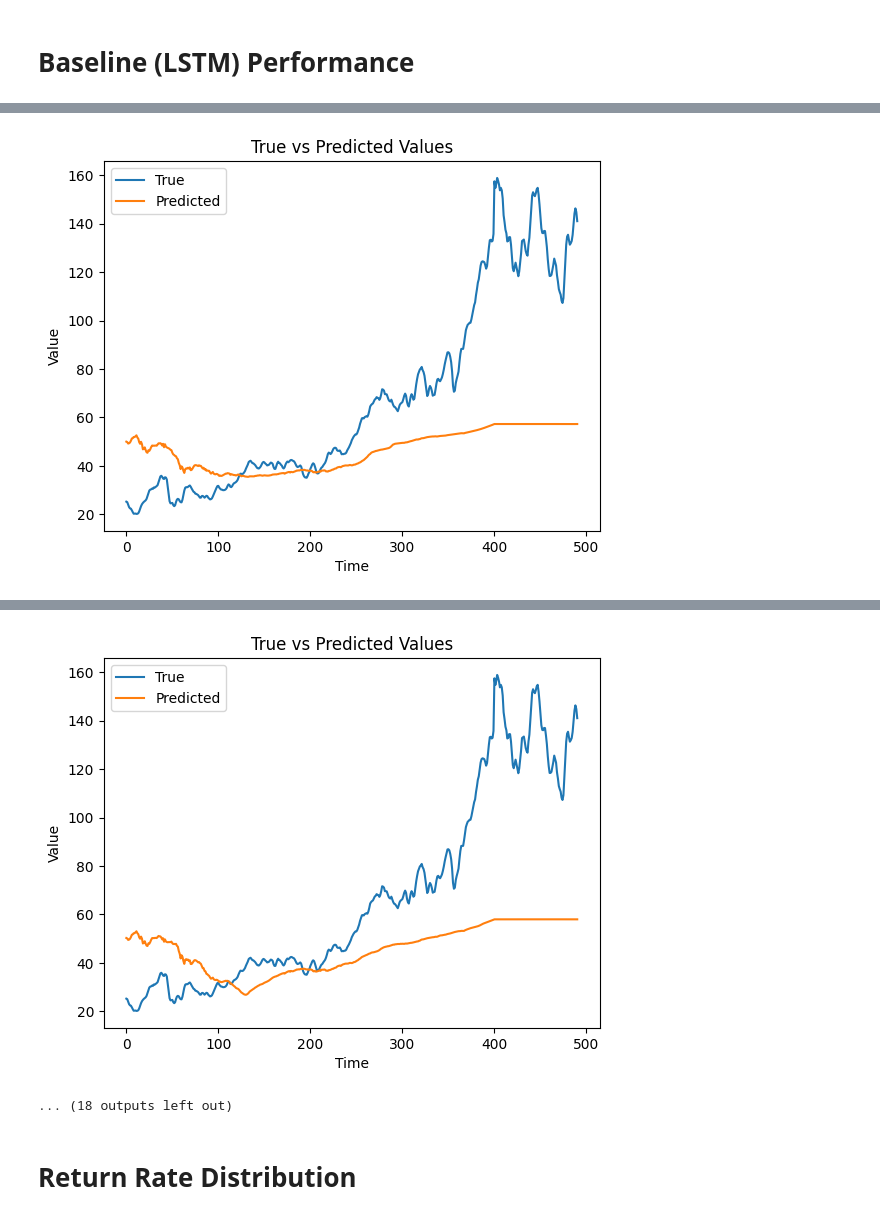
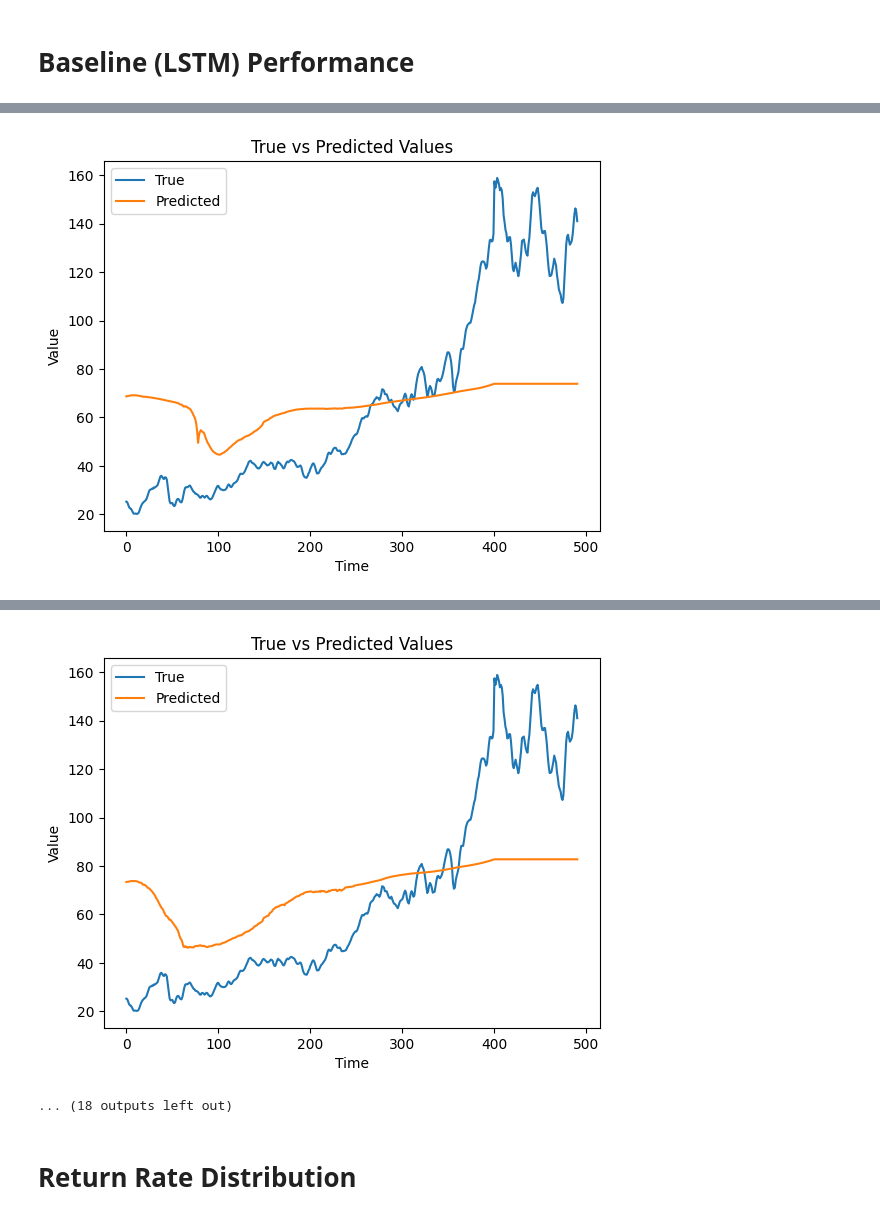
Before and after one commit to daniel620/Trustworthy-GNN-for-Financial-Time-Series, a Jupyter notebook: train.ipynb, the cells around one changed output, grey strips where cells are left out. Cells and saved outputs as stored; diff of their text form; code cells hidden in the pictures.

Commit message:
lstm baseline

```diff
--- a/train.ipynb
+++ b/train.ipynb
@@ -223,18 +223,19 @@ class LSTMModel(nn.Module):
     def __init__(self, input_size, hidden_size, output_size):
         super(LSTMModel, self).__init__()
         self.hidden_size = hidden_size
-        self.lstm = nn.LSTM(input_size, hidden_size, batch_first=True)
+        self.lstm1 = nn.LSTM(input_size, hidden_size, batch_first=True)
+        self.lstm2 = nn.LSTM(hidden_size, hidden_size, batch_first=True)
         self.fc = nn.Linear(hidden_size, output_size)
 
-    def forward(self, input):
-        batch_size = input.size(0)
-        lstm_out, hidden = self.lstm(input)
-        output = self.fc(lstm_out)
+    def forward(self, x):
+        x, hidden1 = self.lstm1(x)
+        x, hidden2 = self.lstm2(x)
+        output = self.fc(x)
         return output
 # %%
 torch.manual_seed(2024)
 
-devce = torch.device("mps") if torch.backends.mps.is_available() else torch.device("cpu")
+devce = torch.device("cuda") if torch.cuda.is_available() else torch.device("cpu")
 
 model_baseline = LSTMModel(input_size=1, hidden_size=100, output_size=1).to(devce)
 criterion = nn.MSELoss()
@@ -247,11 +248,13 @@ for epoch in range(15):
     for i, (x, y)in enumerate(train_loader):
         x, y = x.to(devce), y.to(devce)
         bsz, num_nodes, seq_len = x.shape
-        x = x[:,0,:].unsqueeze(-1)
-        y = y[:,0,:]
+        # _x = x[:,0,:].unsqueeze(-1)
+        # _y = y[:,0,:]
+        _x = x.reshape(-1, seq_len, 1)
+        _y = y.reshape(-1, horizon)
         optimizer.zero_grad()
-        y_mean = torch.mean(y, dim=1)
-        y_pred = model_baseline(x)[-1]
+        y_mean = torch.mean(_y, dim=1)
+        y_pred = model_baseline(_x)[-1]
         loss = criterion(y_pred, y_mean)
         loss.backward()
         optimizer.step()
@@ -264,10 +267,12 @@ for epoch in range(15):
     for x, y in test_loader:
         x, y = x.to(devce), y.to(devce)
         bsz, num_nodes, seq_len = x.shape
-        x = x[:,0,:].unsqueeze(-1)
-        y = y[:,0,:]
-        y_mean = torch.mean(y, dim=1)
-        y_pred = model_baseline(x)[-1]
+        # x = x[:,0,:].unsqueeze(-1)
+        # y = y[:,0,:]
+        _x = x.reshape(-1, seq_len, 1)
+        _y = y.reshape(-1, horizon)
+        y_mean = torch.mean(_y, dim=1)
+        y_pred = model_baseline(_x)[-1]
         loss = criterion(y_pred, y_mean)
         total_loss_test += loss.item()
         y_history['true'].append(y_mean[0].item())
@@ -297 +302 @@ epoch:  4 loss:  206.5267396638915 test loss:  3622.918986896892
-[figure, old version]
+[figure, new version]
@@ -299,4 +304,4 @@ epoch:  5 loss:  176.95102234844117 test loss:  3023.3634207589284
-[figure, old version]
+[figure, new version]
 ... (18 outputs left out)
 # %% [markdown]
 # Return Rate Distribution
```
Also changed, not shown: parts of 6 cells of this notebook.
